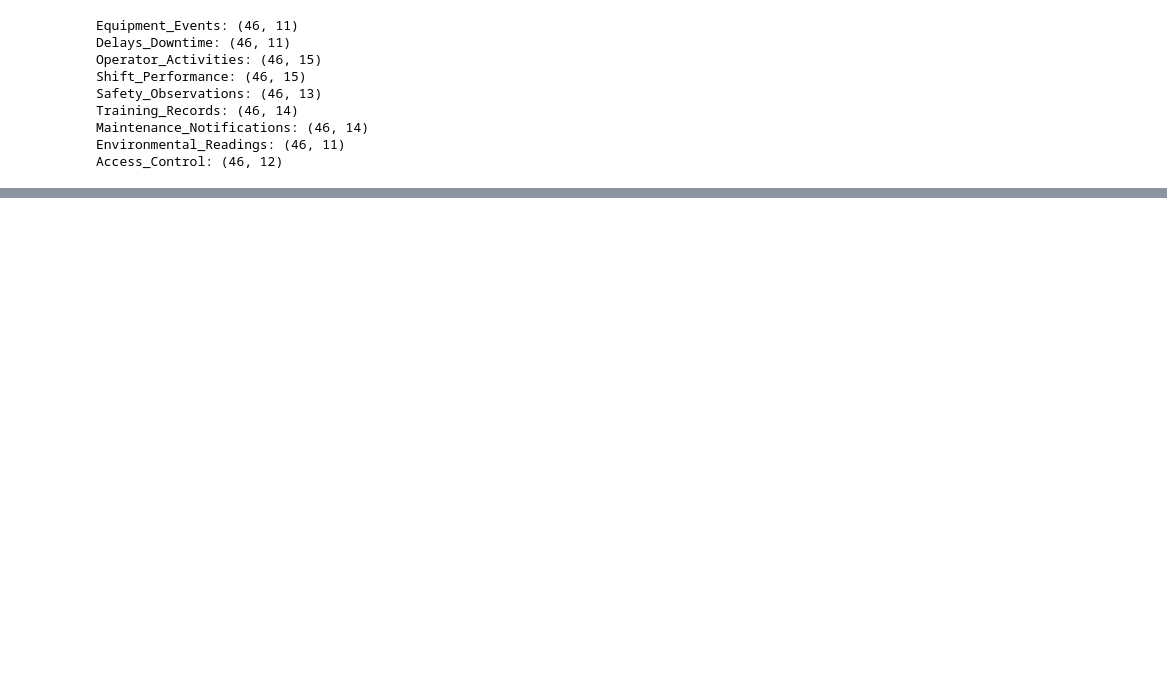
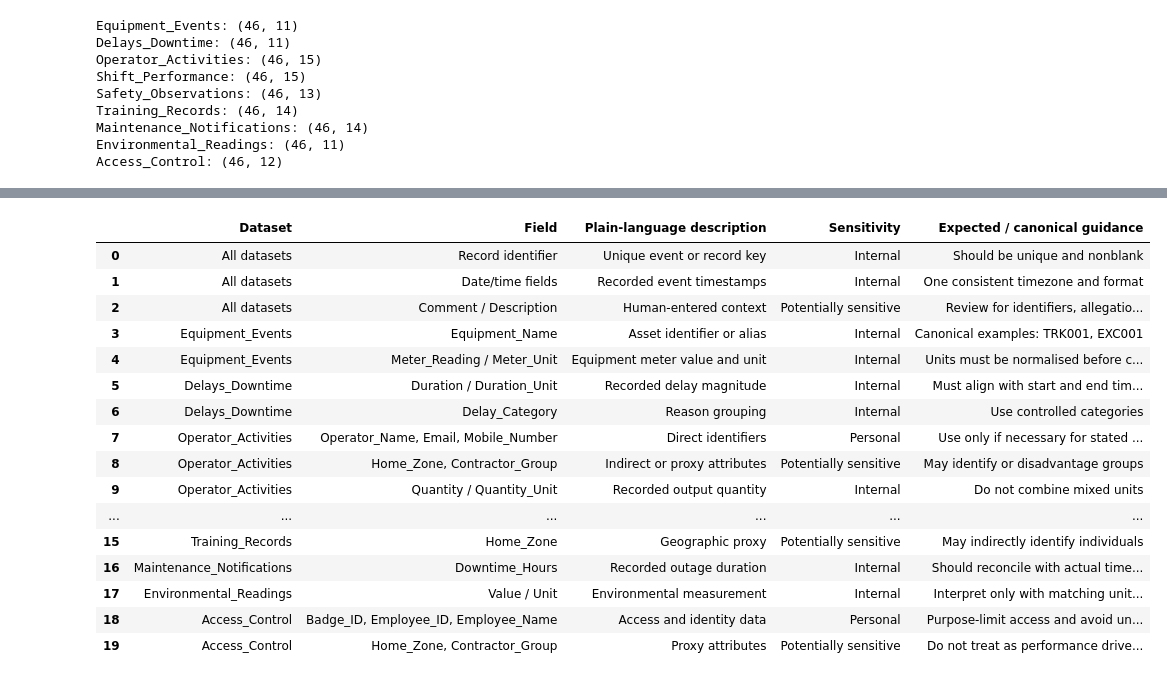
Before and after one commit to Shotza247/Operational_Data_modelig, a Jupyter notebook: Task_1_Package/data_extraction.ipynb, the cells around one changed output, grey strips where cells are left out. Drawn from its saved outputs; the diff is of its cells as text; code cells hidden in the pictures; blank space fills up the shorter version.

```diff
--- a/Task_1_Package/data_extraction.ipynb
+++ b/Task_1_Package/data_extraction.ipynb
@@ -74,0 +589,24 @@ inventory_df
+# %%
+data_dictionary = sheets["Data_Dictionary"]
+
+data_dictionary.to_csv('data_inventory/data_dictionary.csv', index=False)
+
+display(data_dictionary)
+# %% [output]
+|  | Dataset | Field | Plain-language description | Sensitivity | Expected / canonical guidance |
+| 0 | All datasets | Record identifier | Unique event or record key | Internal | Should be unique and nonblank |
+| 1 | All datasets | Date/time fields | Recorded event timestamps | Internal | One consistent timezone and format |
+| 2 | All datasets | Comment / Description | Human-entered context | Potentially sensitive | Review for identifiers, allegatio... |
+| 3 | Equipment_Events | Equipment_Name | Asset identifier or alias | Internal | Canonical examples: TRK001, EXC001 |
+| 4 | Equipment_Events | Meter_Reading / Meter_Unit | Equipment meter value and unit | Internal | Units must be normalised before c... |
+| 5 | Delays_Downtime | Duration / Duration_Unit | Recorded delay magnitude | Internal | Must align with start and end tim... |
+| 6 | Delays_Downtime | Delay_Category | Reason grouping | Internal | Use controlled categories |
+| 7 | Operator_Activities | Operator_Name, Email, Mobile_Number | Direct identifiers | Personal | Use only if necessary for stated ... |
+| 8 | Operator_Activities | Home_Zone, Contractor_Group | Indirect or proxy attributes | Potentially sensitive | May identify or disadvantage groups |
+| 9 | Operator_Activities | Quantity / Quantity_Unit | Recorded output quantity | Internal | Do not combine mixed units |
+| ... | ... | ... | ... | ... | ... |
+| 15 | Training_Records | Home_Zone | Geographic proxy | Potentially sensitive | May indirectly identify individuals |
+| 16 | Maintenance_Notifications | Downtime_Hours | Recorded outage duration | Internal | Should reconcile with actual time... |
+| 17 | Environmental_Readings | Value / Unit | Environmental measurement | Internal | Interpret only with matching unit... |
+| 18 | Access_Control | Badge_ID, Employee_ID, Employee_Name | Access and identity data | Personal | Purpose-limit access and avoid un... |
+| 19 | Access_Control | Home_Zone, Contractor_Group | Proxy attributes | Potentially sensitive | Do not treat as performance drive... |
```
Also changed, not shown: parts of 18 cells of this notebook, 14 other files.
